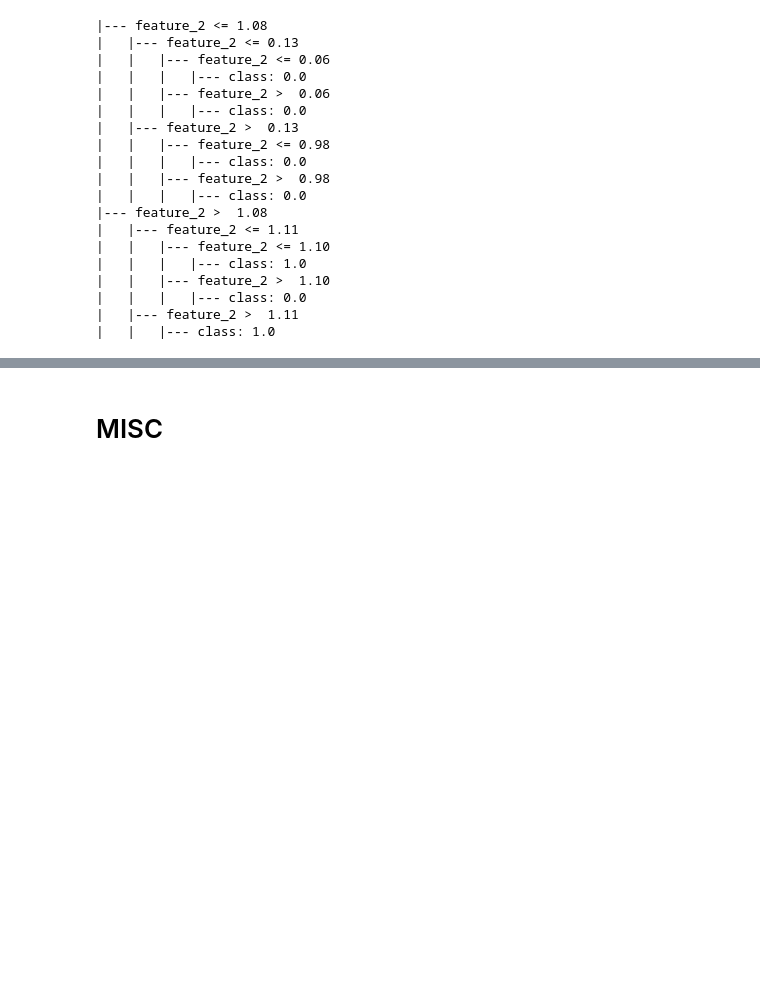
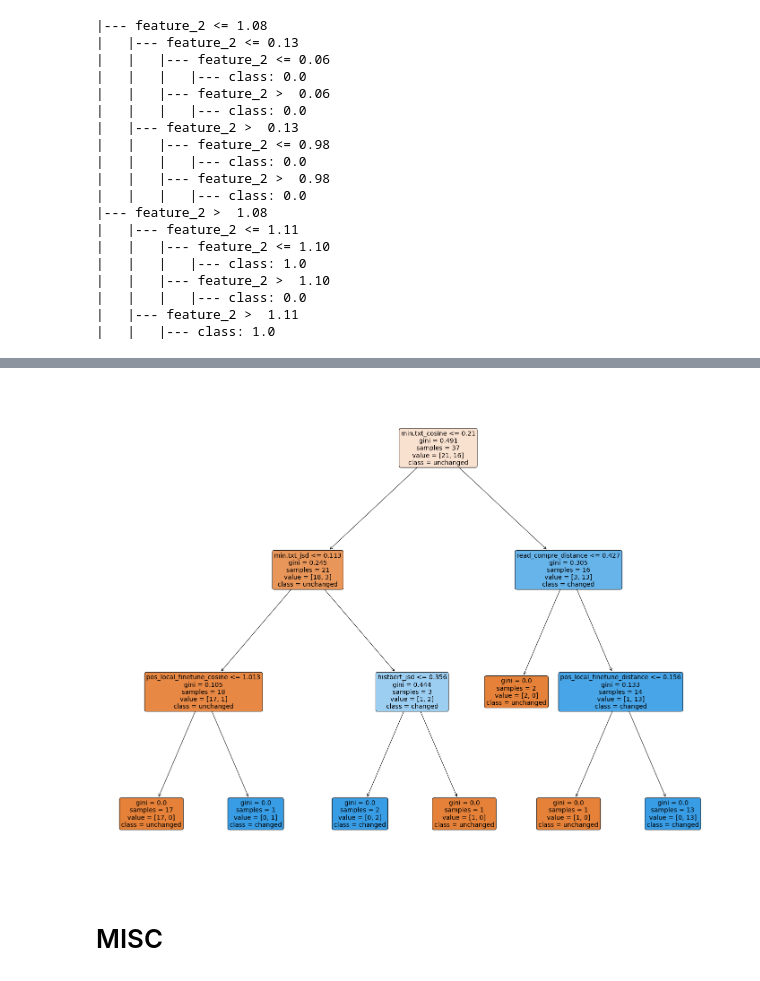
Before and after one commit to Zzzzzzzw-17/semeval2020, a Jupyter notebook: lsc.ipynb, the cells around one changed output, grey strips where cells are left out. Saved outputs shown, nothing was run; the diff lists cells and outputs as text; code cells hidden in the pictures; blank space fills up the shorter version.

Commit message:
update dt tree

```diff
--- a/lsc.ipynb
+++ b/lsc.ipynb
@@ -298,0 +388,4 @@ viz
+# %%
+import pandas as pd
+df = pd.read_csv('dt_new.csv')
+df
@@ -298,0 +411,7 @@ viz
+# %%
+target = list(df.columns)
+target.remove("token")
+target.remove("gold")
+df1 = df[target]
+features = df1.to_numpy()
+features
@@ -299,3 +432,21 @@ viz
+# %%
+gold = df['gold'].values
+# %%
+%matplotlib inline
+import matplotlib.pyplot as plt
+clf = tree.DecisionTreeClassifier()
+clf = clf.fit(features, gold)
+# %%
+fig = plt.figure(figsize=(25,20))
+tree.plot_tree(clf,
+              feature_names=target,
+              class_names=['unchanged','changed'],
+              filled=True,
+              rounded=True,
+              fontsize=14)
+plt.show()
+# %% [output]
+[figure, added]
 # %% [markdown]
 # MISC
 # %%
```
Also changed, not shown: parts of 11 cells of this notebook.
